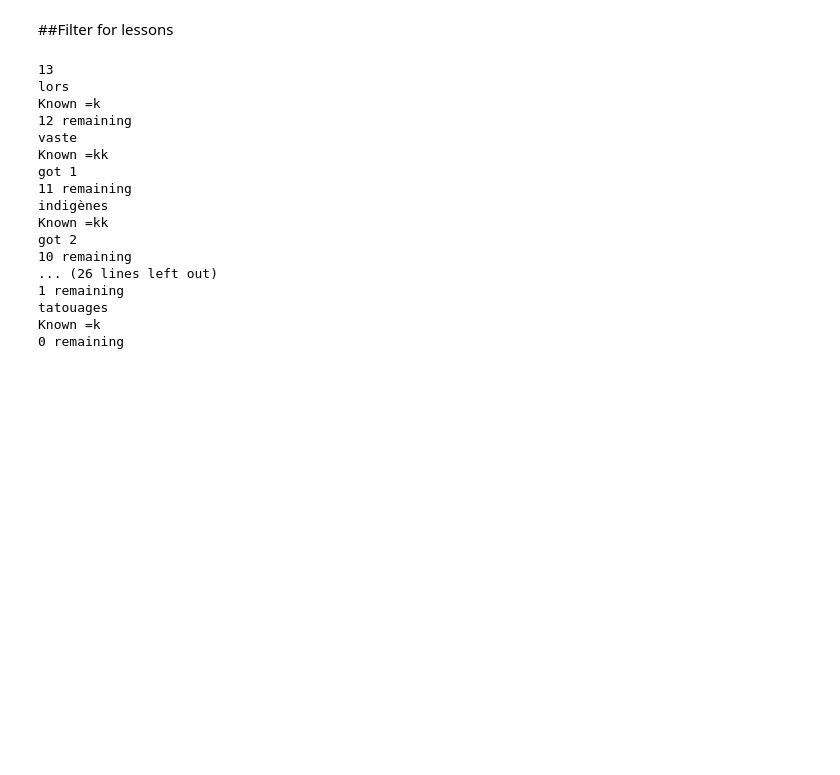
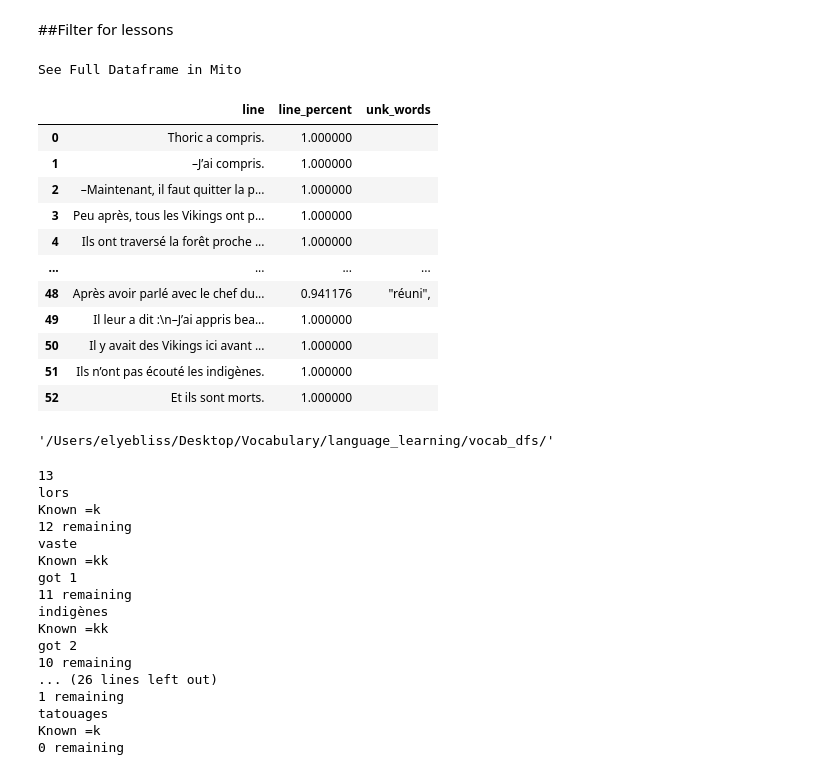
Before and after one commit to elyeb/language_learning, a Jupyter notebook: scripts/french_dad_data_fetcher.ipynb, the cells around one changed output. Cells and saved outputs as stored; diff of their text form; code cells hidden in the pictures; blank space fills up the shorter version.

```diff
--- a/scripts/french_dad_data_fetcher.ipynb
+++ b/scripts/french_dad_data_fetcher.ipynb
@@ -471,8 +473,26 @@ print(len(vocab['white_listed']))
 # %%
 with open(path+"text_input_dad_fr.txt","r") as infile:
     textfile = infile.read()
 filtered_art = filter_text(textfile,text= True)
-#display(filtered_art)
+display(filtered_art)
+# %% [output]
+See Full Dataframe in Mito
+|  | line | line_percent | unk_words |
+| 0 | Thoric a compris. | 1.000000 |  |
+| 1 | –J’ai compris. | 1.000000 |  |
+| 2 | –Maintenant, il faut quitter la p... | 1.000000 |  |
+| 3 | Peu après, tous les Vikings ont p... | 1.000000 |  |
+| 4 | Ils ont traversé la forêt proche ... | 1.000000 |  |
+| ... | ... | ... | ... |
+| 48 | Après avoir parlé avec le chef du... | 0.941176 | "réuni", |
+| 49 | Il leur a dit :\n–J’ai appris bea... | 1.000000 |  |
+| 50 | Il y avait des Vikings ici avant ... | 1.000000 |  |
+| 51 | Ils n’ont pas écouté les indigènes. | 1.000000 |  |
+| 52 | Et ils sont morts. | 1.000000 |  |
+# %%
+path
+# %% [output]
+'/Users/elyebliss/Desktop/Vocabulary/language_learning/vocab_dfs/'
 # %%
 with open(path+'unknown_french_dad_list.txt',"r") as input_file:
     new_words = input_file.read()
```
Also changed, not shown: parts of 18 cells of this notebook, 21 other files.
